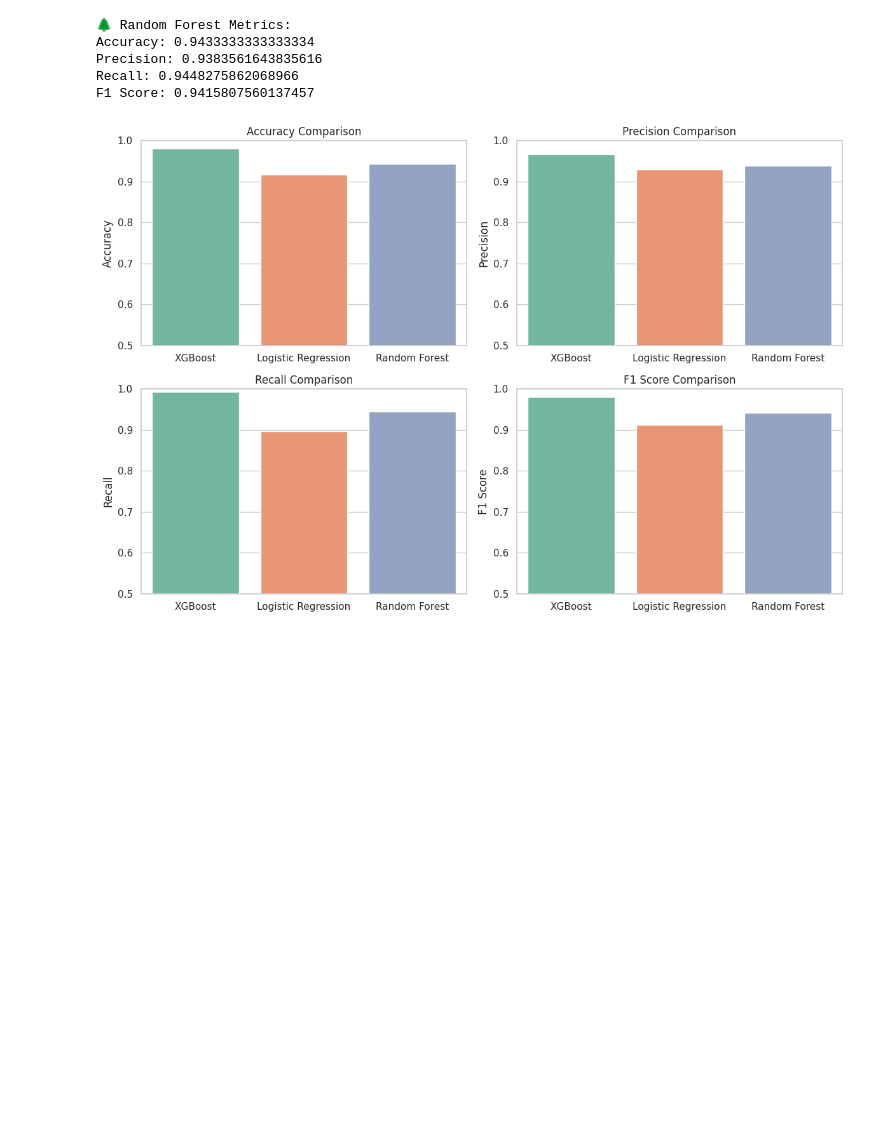
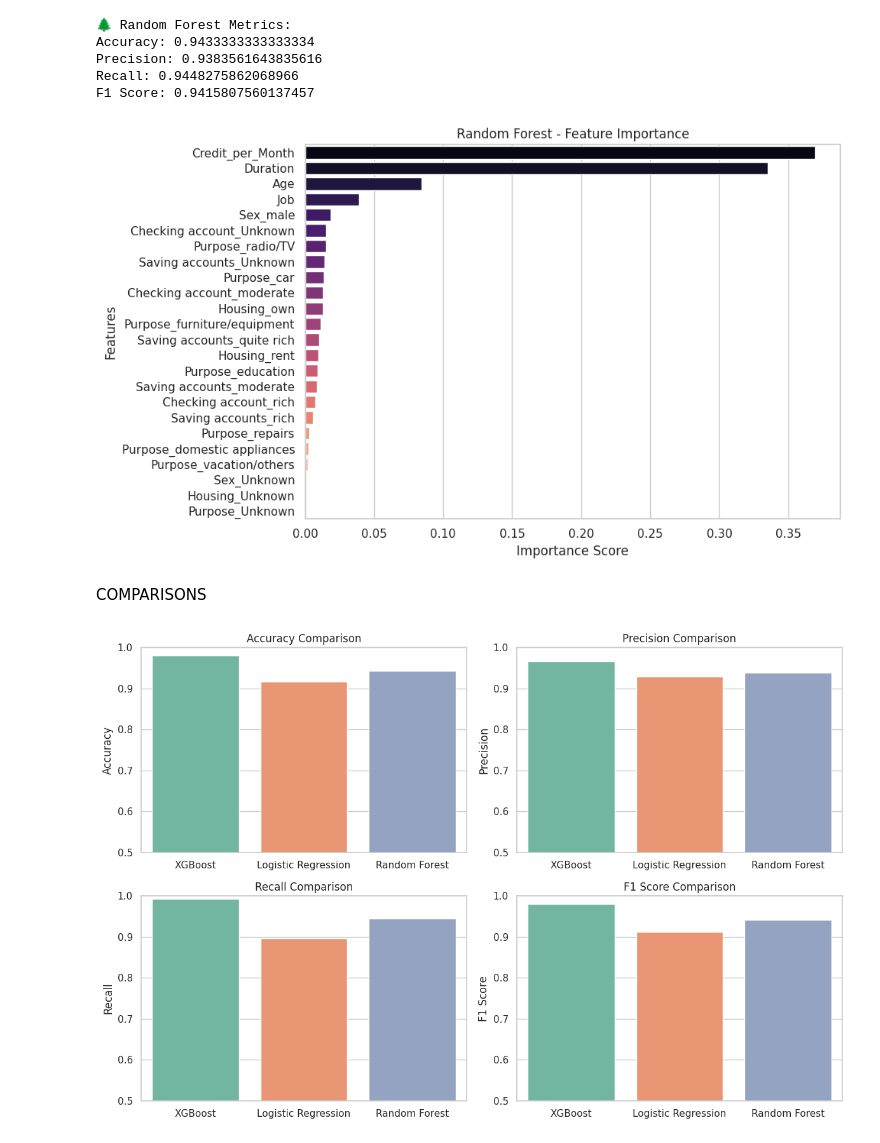
Before and after one commit to Aniket7773/CreditCardFraud, a Jupyter notebook: Credit_Card_Fraud_Detection.ipynb, the cells around one changed output. Saved outputs shown, nothing was run; the diff lists cells and outputs as text; code cells hidden in the pictures; blank space fills up the shorter version.

```diff
--- a/Credit_Card_Fraud_Detection.ipynb
+++ b/Credit_Card_Fraud_Detection.ipynb
@@ -316,6 +348,21 @@ Accuracy: 0.9433333333333334
 Precision: 0.9383561643835616
 Recall: 0.9448275862068966
 F1 Score: 0.9415807560137457
+# %%
+rf_importance = model_rf.feature_importances_
+rf_features = pd.Series(rf_importance, index=X.columns).sort_values(ascending=False)
+
+plt.figure(figsize=(10, 6))
+sns.barplot(x=rf_features.values, y=rf_features.index, palette='magma')
+plt.title('Random Forest - Feature Importance')
+plt.xlabel('Importance Score')
+plt.ylabel('Features')
+plt.tight_layout()
+plt.show()
+# %% [output]
+[figure, added]
+# %% [markdown]
+COMPARISONS
 # %%
 # Collect metrics
 models = ['XGBoost', 'Logistic Regression', 'Random Forest']
```
Also changed, not shown: parts of 4 cells of this notebook.
